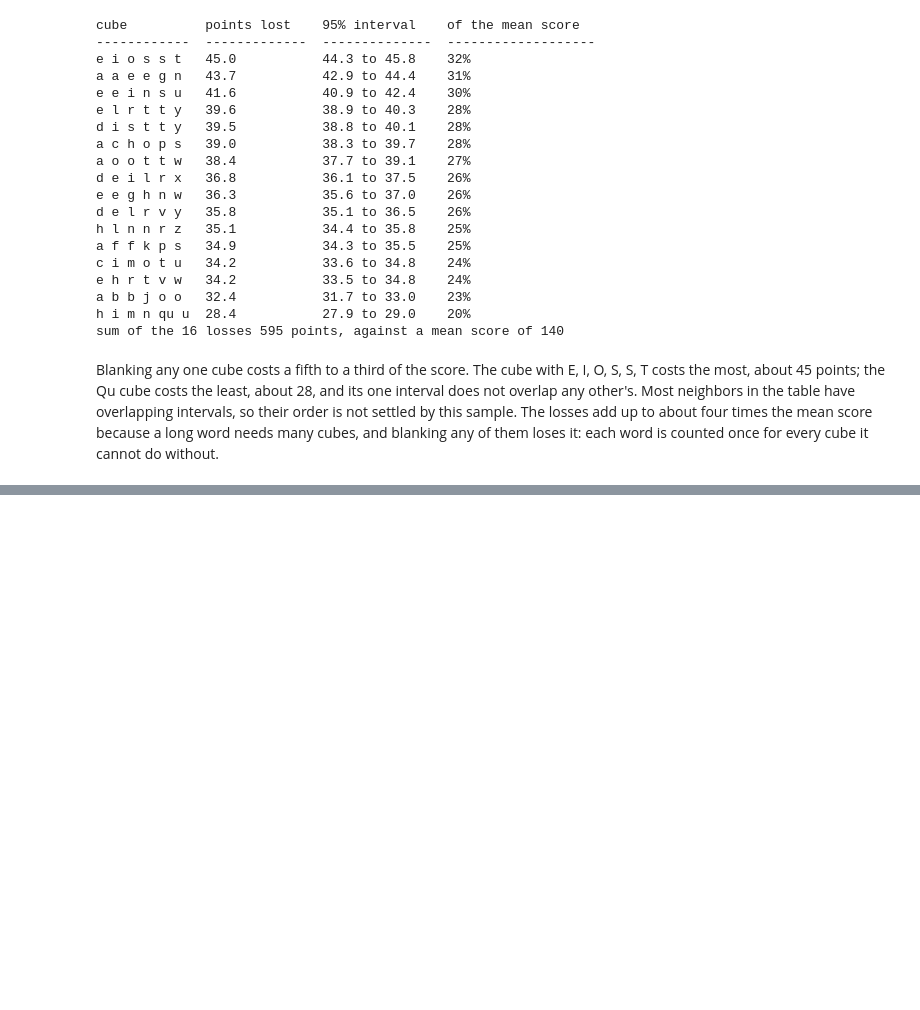
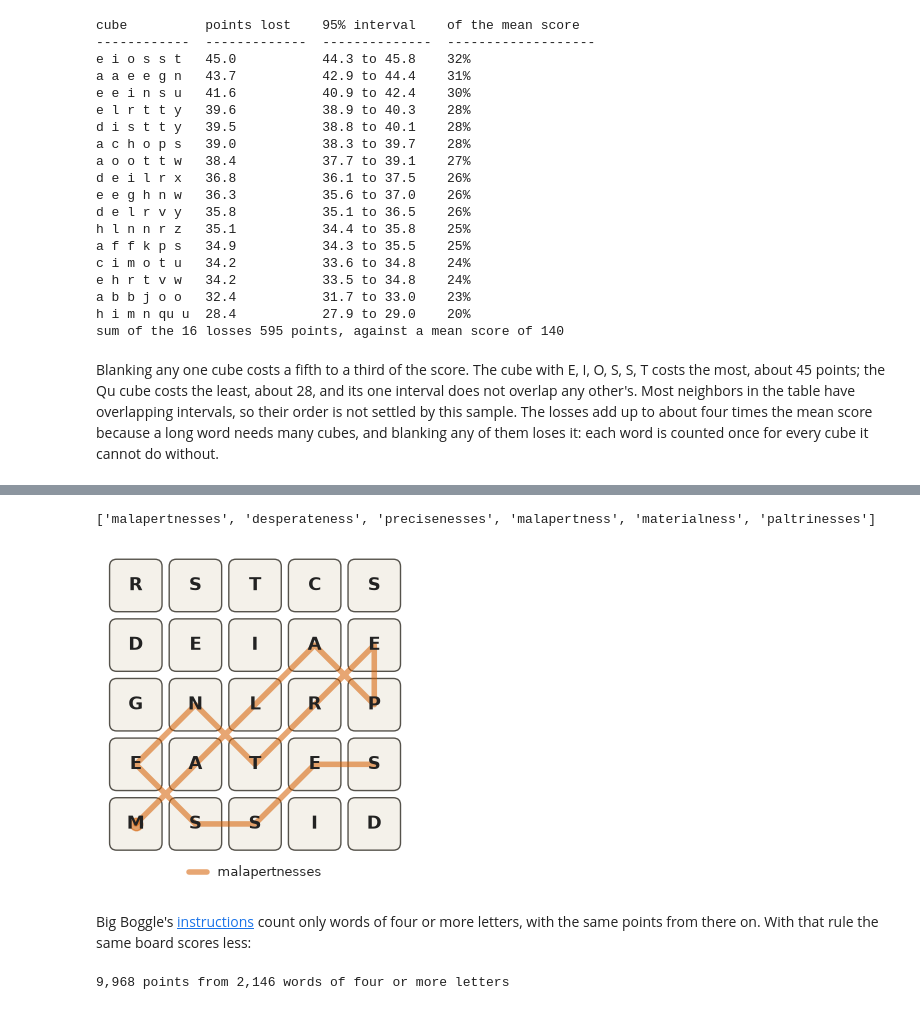
Before and after one commit to arclabs561/games, a Jupyter notebook: boggle/boggle.ipynb, the cells around one changed output, grey strips where cells are left out. Saved outputs shown, nothing was run; the diff lists cells and outputs as text; code cells hidden in the pictures; blank space fills up the shorter version.

```diff
--- a/boggle/boggle.ipynb
+++ b/boggle/boggle.ipynb
@@ -576,0 +782,17 @@ Blanking any one cube costs a fifth to a third of the score. The cube with E, I,
+# %%
+boyan = parse_board("RSTCS DEIAE GNLRP EATES MSSID")
+boyan_words = sorted(get_words(boyan, trie), key=lambda w: (-len(w), w))
+print(boyan_words[:6])
+draw_board(boyan, [boyan_words[0]])
+plt.show()
+# %% [output]
+['malapertnesses', 'desperateness', 'precisenesses', 'malapertness', 'materialness', 'paltrinesses']
+[figure, added]
+# %% [markdown]
+Big Boggle's [instructions](https://winning-moves.com/images/BigBoggle_Rules_2026.pdf) count only words of four or more letters, with the same points from there on. With that rule the same board scores less:
+# %%
+trie4 = make_trie(w for w in words if len(w) >= 4)
+found4 = set(get_words(boyan, trie4))
+print(f"{sum(map(points, found4)):,} points from {len(found4):,} words of four or more letters")
+# %% [output]
+9,968 points from 2,146 words of four or more letters
```
Also changed, not shown: parts of 40 cells of this notebook, 23 other files.
